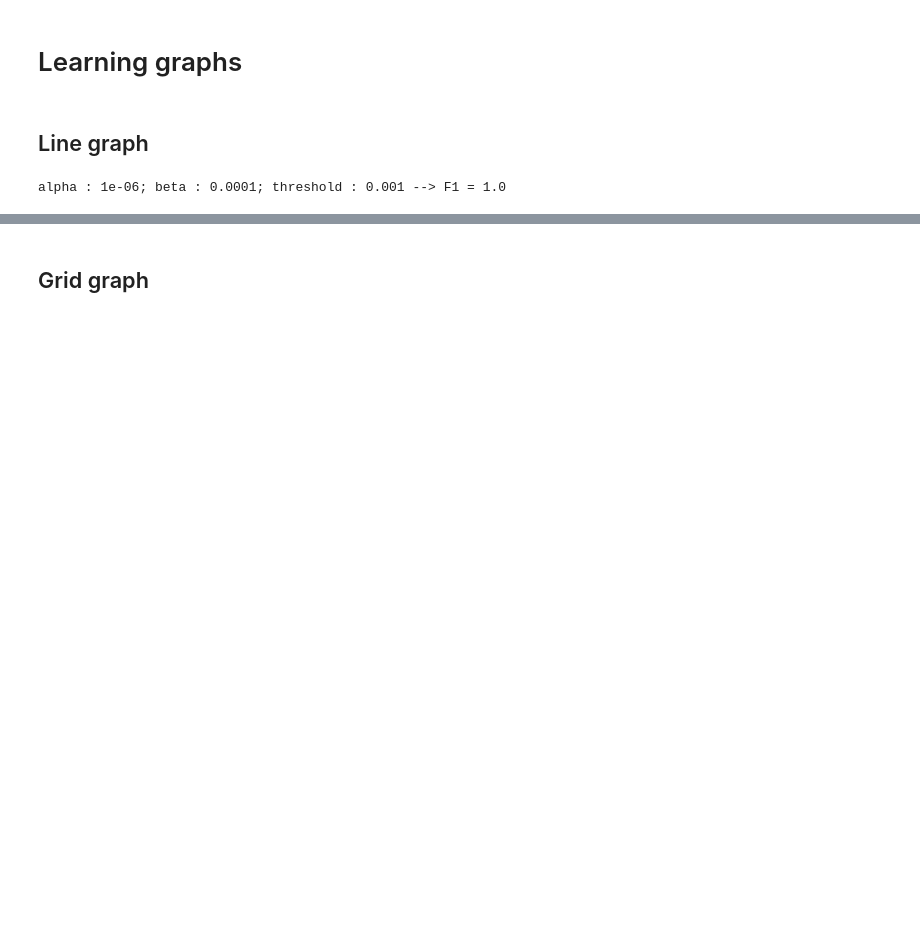
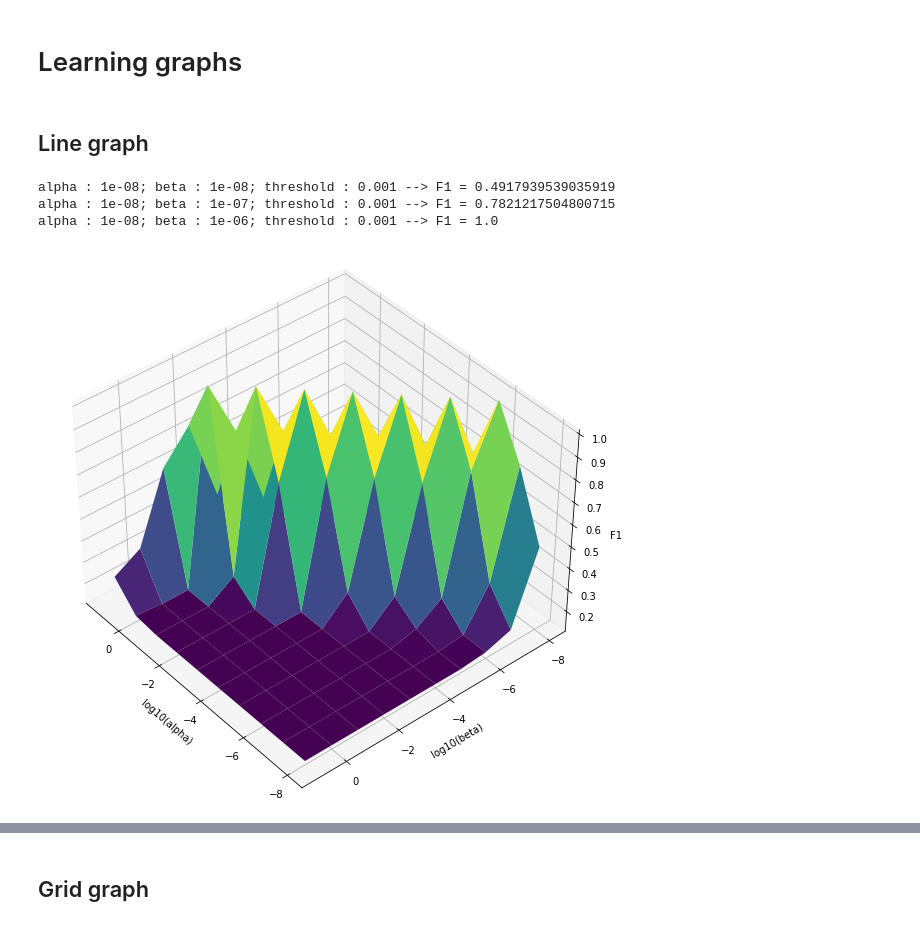
Before and after one commit to Guichaoua/AST_MVA2021, a Jupyter notebook: code/notebooks/GLSigRep.ipynb, the cells around one changed output, grey strips where cells are left out. Drawn from its saved outputs; the diff is of its cells as text; code cells hidden in the pictures; blank space fills up the shorter version.

```diff
--- a/code/notebooks/GLSigRep.ipynb
+++ b/code/notebooks/GLSigRep.ipynb
@@ -23,11 +31,11 @@ lalallalalala
 # %%
 n_samples = 1000 # number of signals simulated for each graph
 n_steps = 100 # number of maximum steps
-n_trials = 5 # number of trials for each graph and each set of parameters
+n_trials = 20 # number of trials for each graph and each set of parameters
 
 # hyperparameters for the grid search
-alpha_ = np.logspace(-6, 1, 8)
-beta_ = np.logspace(-4, 1, 6)
+alpha_ = np.logspace(-8, 1, 10)
+beta_ = np.logspace(-8, 1, 10)
 threshold_ = np.logspace(-3, -1, 3)
 # %% [markdown]
 ## Line graph
@@ -47,7 +55,7 @@ for alpha in alpha_:
             samples = smooth_signal_generator(L, n_samples)
             pred_L, _ = GLSigRep(samples, n_step=n_steps, beta=beta, alpha=alpha)
             for i, threshold in enumerate(threshold_):
-                stats[i] += F1_score(L, pred_L)
+                stats[i] += F1_score(L, pred_L, threshold=threshold)
         for i, threshold in enumerate(threshold_):
             list_alpha.append(alpha)
             list_beta.append(beta)
@@ -60,4 +68,20 @@ for alpha in alpha_:
 
 results_line = pd.DataFrame({"alpha" : list_alpha, "beta" : list_beta, "threshold" : list_threshold, "F1" : list_F1})
 # %% [output]
-alpha : 1e-06; beta : 0.0001; threshold : 0.001 --> F1 = 1.0
+alpha : 1e-08; beta : 1e-08; threshold : 0.001 --> F1 = 0.4917939539035919
+alpha : 1e-08; beta : 1e-07; threshold : 0.001 --> F1 = 0.7821217504800715
+alpha : 1e-08; beta : 1e-06; threshold : 0.001 --> F1 = 1.0
+# %%
+fig = plt.figure(figsize=(10, 10))
+ax = fig.add_subplot(111, projection='3d')
+X = np.log(np.repeat(alpha_[np.newaxis, ], len(beta_), axis=0)) / np.log(10)
+Y = np.log(np.repeat(beta_[np.newaxis, ], len(alpha_), axis=0).T) / np.log(10)
+Z = results_line[results_line["threshold"] == 0.001]["F1"].values.reshape((len(beta_), len(alpha_)), order="C")
+ax.plot_surface(X, Y, Z, rstride=1, cstride=1, cmap='viridis', edgecolor='none')
+ax.set_xlabel('log10(alpha)')
+ax.set_ylabel('log10(beta)')
+ax.set_zlabel('F1')
+ax.view_init(40, 140)
+plt.show()
+# %% [output]
+[figure, added]
```
Also changed, not shown: parts of 29 cells of this notebook, 6 other files.
